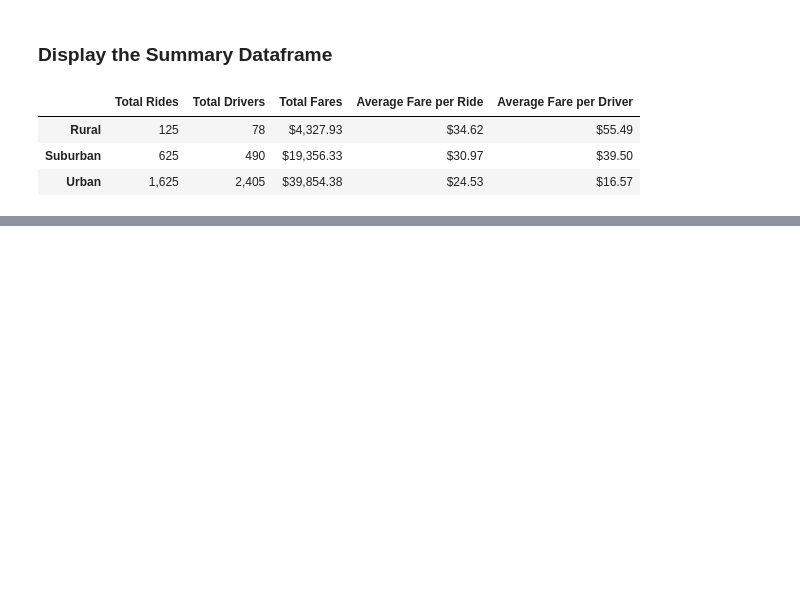
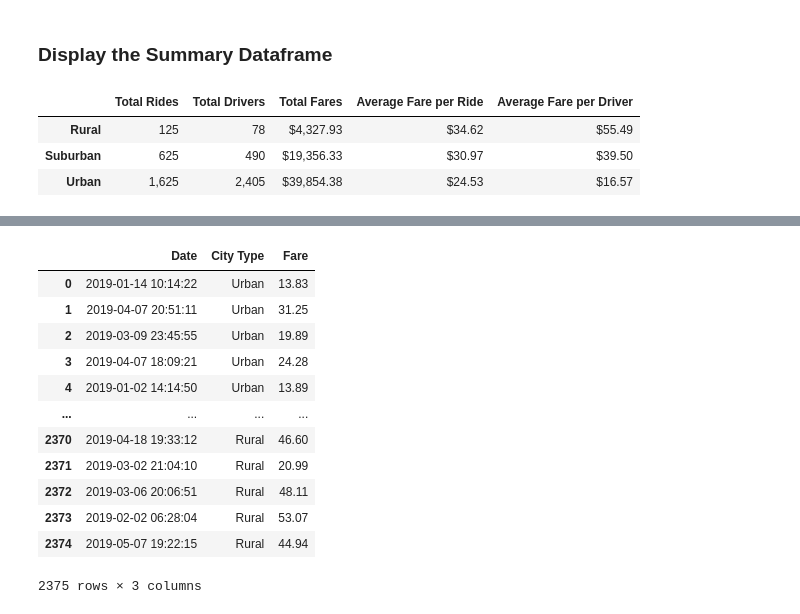
Before and after one commit to selkhayri/PyBer_Analysis, a Jupyter notebook: PyBer_challenge.ipynb, the cells around one changed output, grey strips where cells are left out. Drawn from its saved outputs; the diff is of its cells as text; code cells hidden in the pictures; blank space fills up the shorter version.

```diff
--- a/PyBer_challenge.ipynb
+++ b/PyBer_challenge.ipynb
@@ -132,0 +143,6 @@ final_summary
+# %%
+city_ride_df = city_ride_df.rename(columns={'city':'City', 'date':'Date','fare':'Fare', 'ride_id': 'Ride Id',\
+                             'driver_count': 'No. Drivers', 'type':'City Type'})
+city_ride_df.set_index(city_ride_df["Date"],inplace=True)
+city_type_fare_df = cp.copy(city_ride_df[["City Type","Fare"]])
+city_type_fare_df
@@ -132,0 +176,17 @@ final_summary
+# %%
+city_type_fare_df.reset_index(inplace=True)
+city_type_fare_df
+# %% [output]
+|  | Date | City Type | Fare |
+| 0 | 2019-01-14 10:14:22 | Urban | 13.83 |
+| 1 | 2019-04-07 20:51:11 | Urban | 31.25 |
+| 2 | 2019-03-09 23:45:55 | Urban | 19.89 |
+| 3 | 2019-04-07 18:09:21 | Urban | 24.28 |
+| 4 | 2019-01-02 14:14:50 | Urban | 13.89 |
+| ... | ... | ... | ... |
+| 2370 | 2019-04-18 19:33:12 | Rural | 46.60 |
+| 2371 | 2019-03-02 21:04:10 | Rural | 20.99 |
+| 2372 | 2019-03-06 20:06:51 | Rural | 48.11 |
+| 2373 | 2019-02-02 06:28:04 | Rural | 53.07 |
+| 2374 | 2019-05-07 19:22:15 | Rural | 44.94 |
+2375 rows × 3 columns
```
Also changed, not shown: parts of 16 cells of this notebook.
